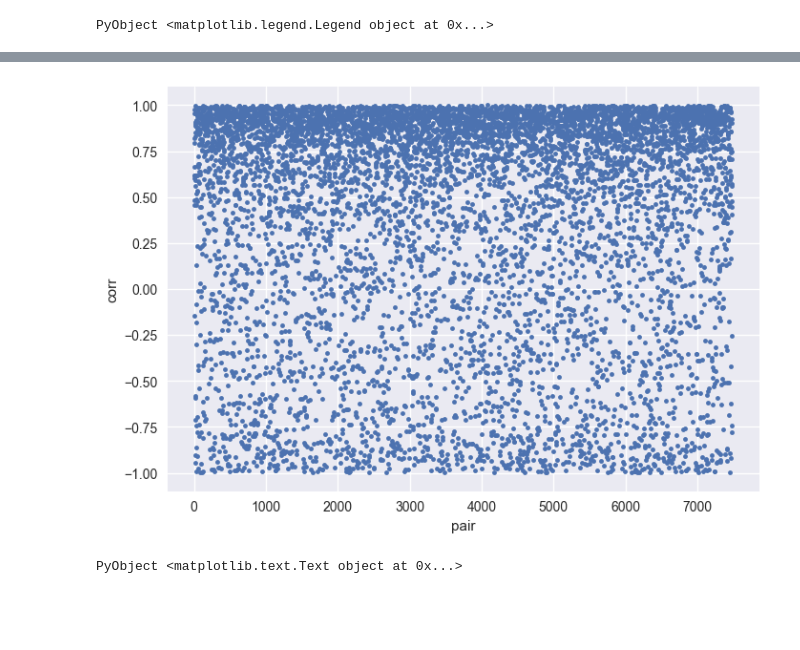
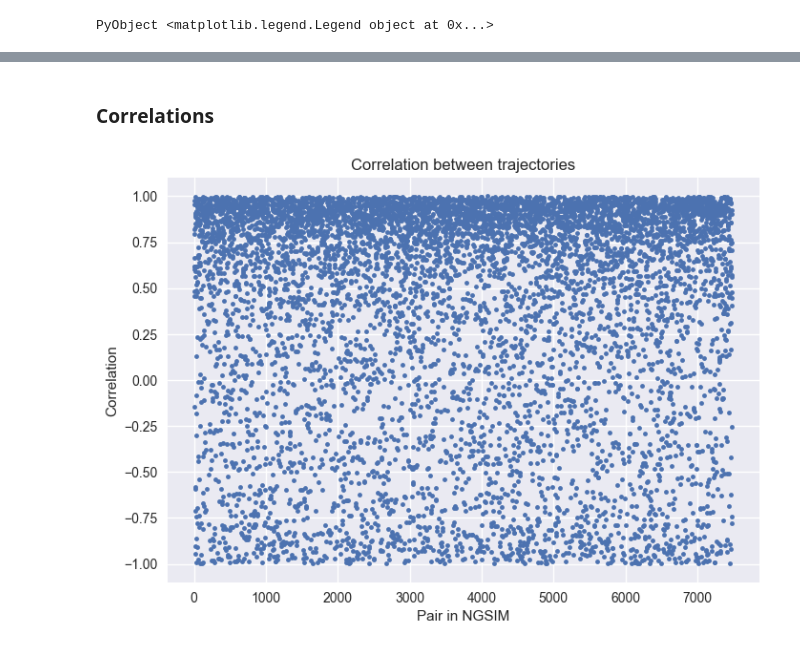
Before and after one commit to hamzaelsaawy/chmms, a Jupyter notebook: ngsim_pairs_plotting.ipynb, the cells around one changed output, grey strips where cells are left out. Cells and saved outputs as stored; diff of their text form; code cells hidden in the pictures; blank space fills up the shorter version.

Commit message:
ngsim pair plotting

```diff
--- a/ngsim_pairs_plotting.ipynb
+++ b/ngsim_pairs_plotting.ipynb
@@ -11,8 +20,8 @@ WARNING: replacing docs for 'map_traj :: Tuple{SparseMatrixCSC{AutomotiveDriving
 find_pairs
 # %%
-td = load_trajdata(1)
+DATA_PATH = "../data/trajdata_i101_trajectories-0750am-0805am"
+JLD2.@load joinpath(DATA_PATH, "td.jld") td
+#td = load_trajdata(1)
 (S, id_lookup) = td_sparse(td);
 # %% [markdown]
 ## Find Pairs
-# %%
-pair_traj = find_pairs(S);
@@ -18,0 +41,3 @@ pair_traj = find_pairs(S);
+# %%
+pairs = CSV.read(joinpath(DATA_PATH, "pairs.csv"), nullable=false)
+;
@@ -104,0 +147,27 @@ savefig("src/img/$(ci)_$(cj)_xy.png")
+# %%
+ind = rand(find(pairs[:length] .> 400))
+
+ci = pairs[ind, :car1]
+cj = pairs[ind, :car2]
+start_frame = pairs[ind, :start]
+end_frame = pairs[ind, :end]
+
+pt = full(S[start_frame:end_frame, [ci, cj]])
+vs = map(s -> s.v, pt)
+xs = map(s -> s.posG.x, pt)
+ys = map(s -> s.posG.y, pt)
+
+fig, axs = subplots(2, 1, figsize=(10, 7))
+axs[1][:plot](xs[:, 1], ys[:, 1], ".", label="$ci")
+axs[1][:plot](xs[:, 2], ys[:,2], ".", label="$cj")
+axs[2][:plot](start_frame:end_frame, vs[:, 1], start_frame:end_frame, vs[:, 2])
+
+axs[1][:set_title]("Trajectories $ci & $cj")
+axs[2][:set_xlabel]("Frame [0.1 s]")
+axs[2][:set_ylabel]("Velocity [m/s]")
+axs[1][:set_xlabel]("X [CA Plane III]")
+axs[1][:set_ylabel]("Y [CA Plane III]")
+axs[1][:legend]()
+
+fig[:savefig](joinpath(DATA_PATH, "$(ci)_$(cj).png"))
+;
@@ -105,15 +176,18 @@ savefig("src/img/$(ci)_$(cj)_xy.png")
+# %% [markdown]
+### Correlations
 # %%
 corrs = Vector(length(pair_traj))
 
 for (i, ((ci, cj), (start_frame, end_frame))) in enumerate(pair_traj)
     pt = full(S[start_frame:end_frame, [ci, cj]])
     vs = map(s -> s.v, pt)
     corrs[i] = cor(vs[:, 1], vs[:, 2])
 end
 
 plot(corrs, ".")
-xlabel("pair")
-ylabel("corr")
+xlabel("Pair in NGSIM")
+ylabel("Correlation")
+title("Correlation between trajectories")
+savefig(joinpath(DATA_PATH, "corrs.png"))
 # %% [output]
-[figure, old version]
+[figure, new version]
-PyObject <matplotlib.text.Text object at 0x...>
```
Also changed, not shown: parts of 13 cells of this notebook, 1 other file.
